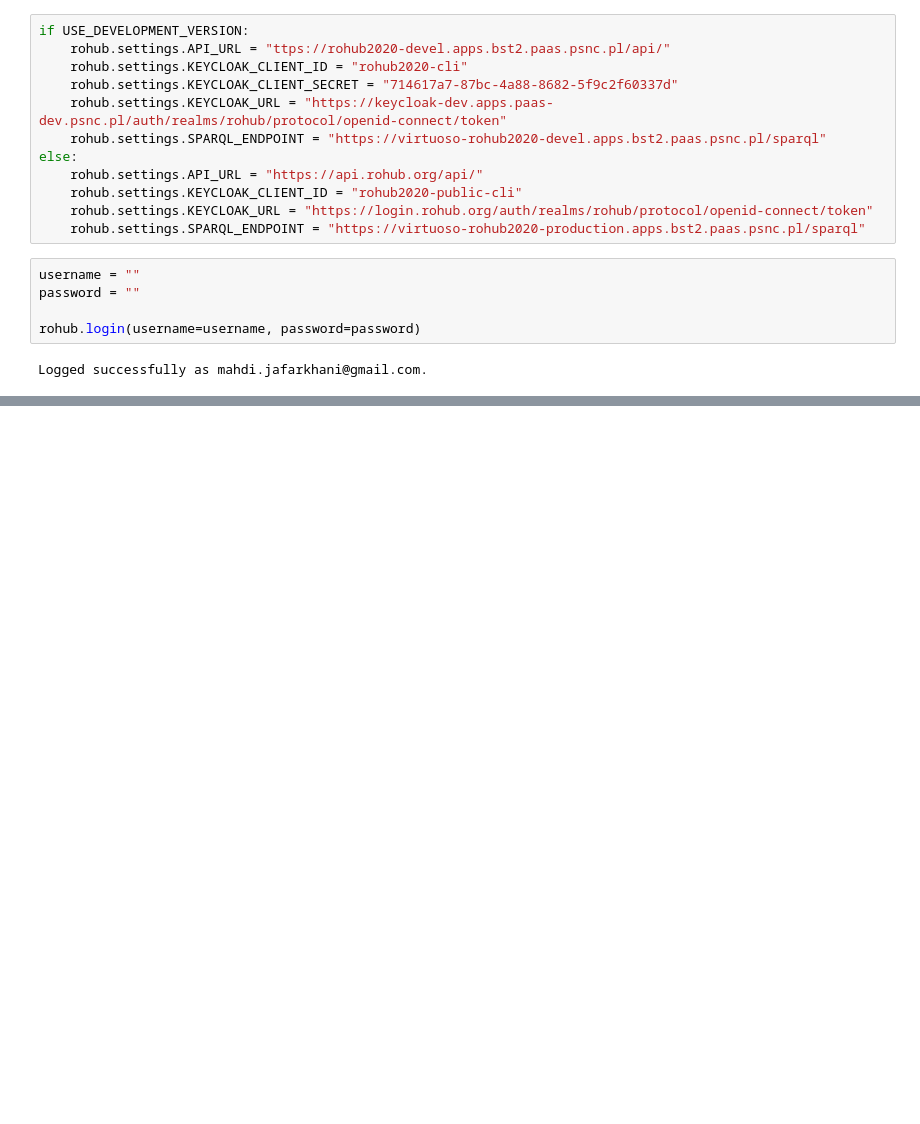
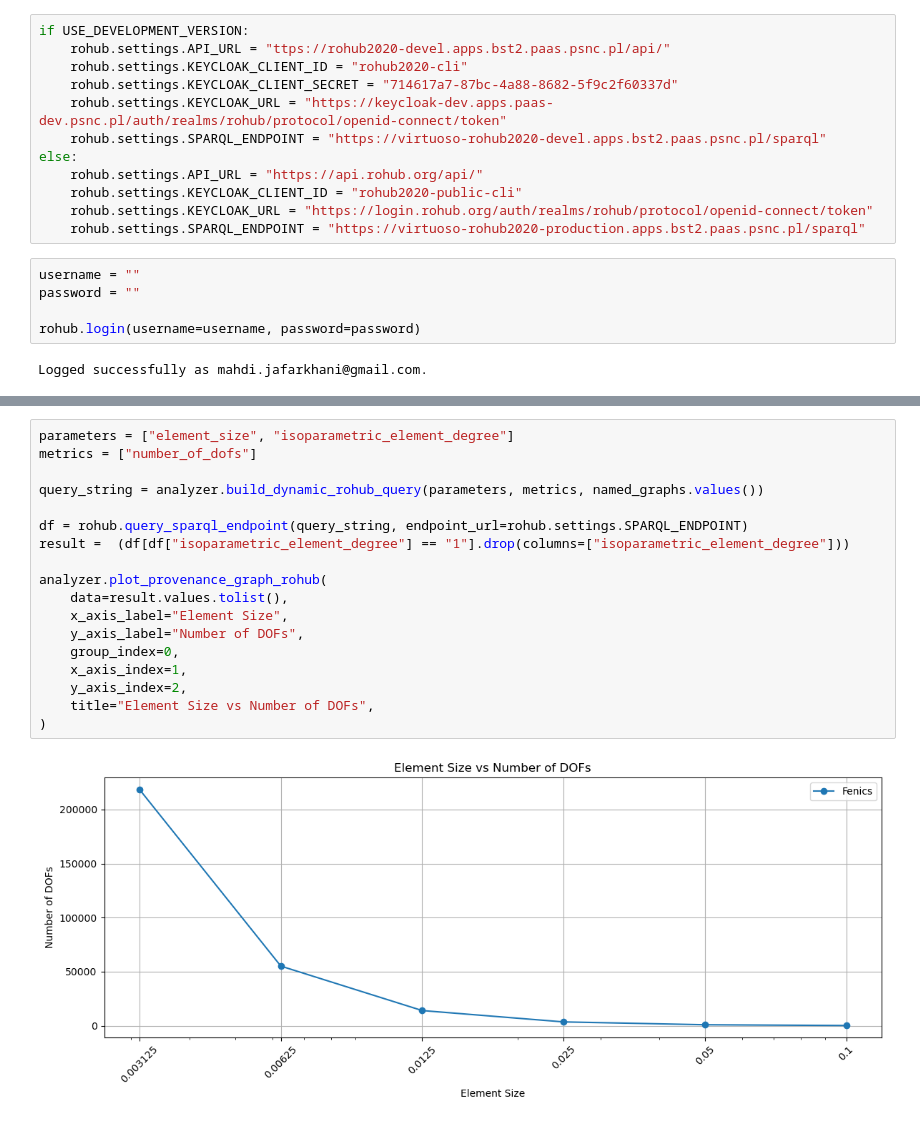
Before and after one commit to Simulation-Benchmarks/linear-elastic-plate-with-hole, a Jupyter notebook: notebooks/RoCrate.ipynb, the cells around one changed output, grey strips where cells are left out. Drawn from its saved outputs; the diff is of its cells as text; blank space fills up the shorter version.

Commit message:
Add extra metric

```diff
--- a/notebooks/RoCrate.ipynb
+++ b/notebooks/RoCrate.ipynb
@@ -98,3 +88,23 @@ analyzer = provenance.ProvenanceAnalyzer()
+# %%
+parameters = ["element_size", "isoparametric_element_degree"]
+metrics = ["number_of_dofs"]
+
+query_string = analyzer.build_dynamic_rohub_query(parameters, metrics, named_graphs.values())
+
+df = rohub.query_sparql_endpoint(query_string, endpoint_url=rohub.settings.SPARQL_ENDPOINT)
+result =  (df[df["isoparametric_element_degree"] == "1"].drop(columns=["isoparametric_element_degree"]))
+
+analyzer.plot_provenance_graph_rohub(
+    data=result.values.tolist(),
+    x_axis_label="Element Size",
+    y_axis_label="Number of DOFs",
+    group_index=0,
+    x_axis_index=1,
+    y_axis_index=2,
+    title="Element Size vs Number of DOFs",
+)
+# %% [output]
+[figure, added]
 # %%
 parameters = ["element_size", "isoparametric_element_degree"]
 metrics = ["max_von_mises_stress"]
```
Also changed, not shown: parts of 10 cells of this notebook, 4 other files.
